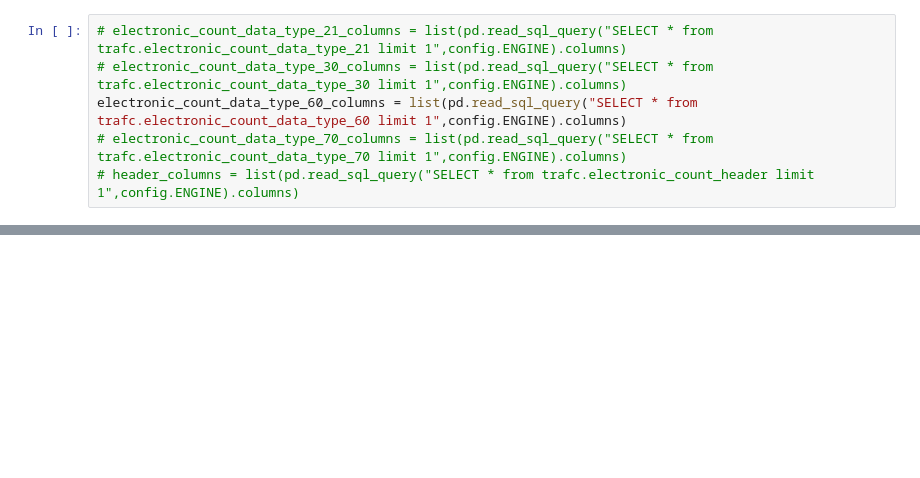
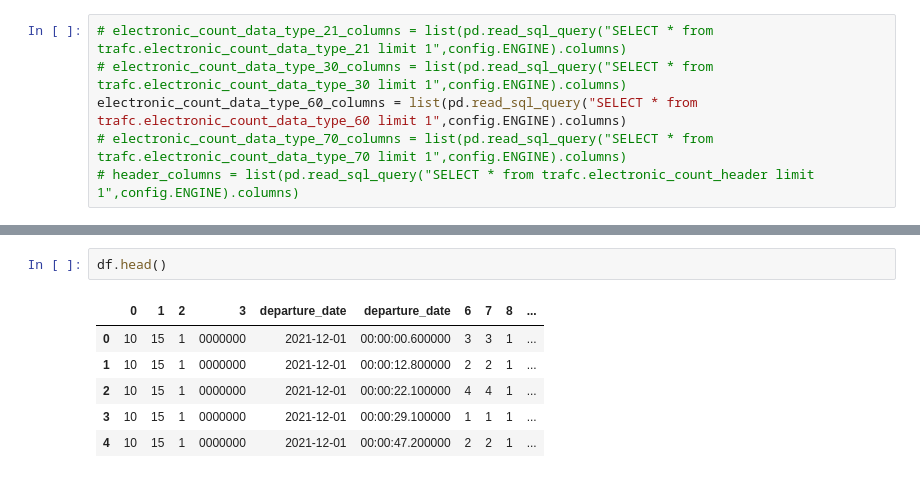
Before and after one commit to brandtosaurus/traffic_electronic_count_ETL, a Jupyter notebook: test.ipynb, the cells around one changed output, grey strips where cells are left out. Drawn from its saved outputs; the diff is of its cells as text; blank space fills up the shorter version.

```diff
--- a/test.ipynb
+++ b/test.ipynb
@@ -584,0 +256,9 @@ df3.head(100)
+# %%
+df.head()
+# %% [output]
+|  | 0 | 1 | 2 | 3 | departure_date | departure_date | 6 | 7 | 8 | ... |
+| 0 | 10 | 15 | 1 | 0000000 | 2021-12-01 | 00:00:00.600000 | 3 | 3 | 1 | ... |
+| 1 | 10 | 15 | 1 | 0000000 | 2021-12-01 | 00:00:12.800000 | 2 | 2 | 1 | ... |
+| 2 | 10 | 15 | 1 | 0000000 | 2021-12-01 | 00:00:22.100000 | 4 | 4 | 1 | ... |
+| 3 | 10 | 15 | 1 | 0000000 | 2021-12-01 | 00:00:29.100000 | 1 | 1 | 1 | ... |
+| 4 | 10 | 15 | 1 | 0000000 | 2021-12-01 | 00:00:47.200000 | 2 | 2 | 1 | ... |
```
Also changed, not shown: parts of 35 cells of this notebook, 2 other files.
